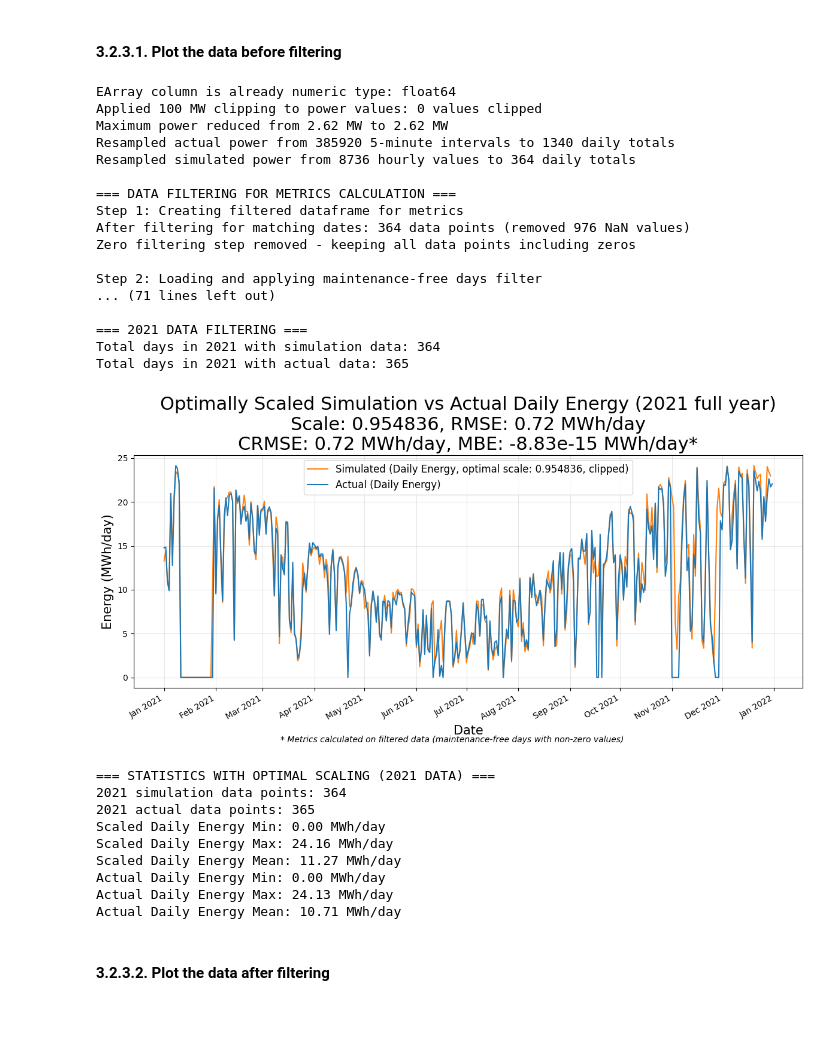
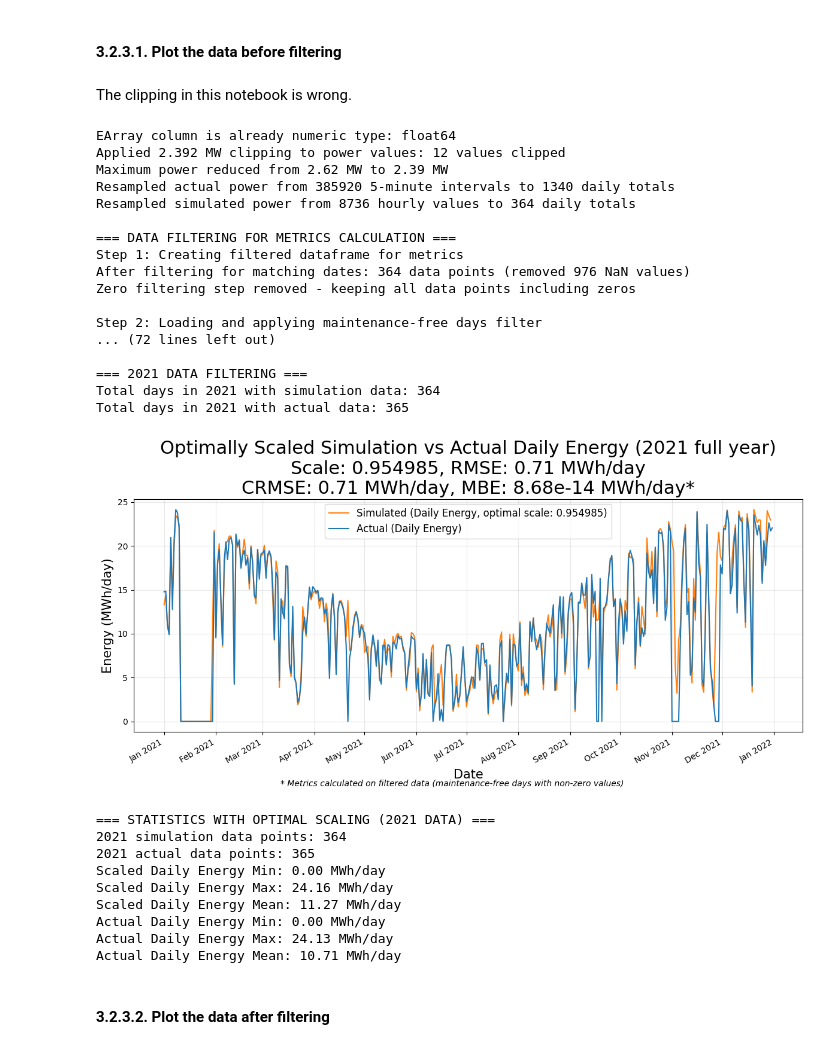
Before and after one commit to sijinwnag/25_09_02_Bomen_bifacial_gain_2021, a Jupyter notebook: Code/25_09_05_Data_visualiser_matching_inv.ipynb, the cells around one changed output. Drawn from its saved outputs; the diff is of its cells as text; code cells hidden in the pictures; blank space fills up the shorter version.

```diff
--- a/Code/25_09_05_Data_visualiser_matching_inv.ipynb
+++ b/Code/25_09_05_Data_visualiser_matching_inv.ipynb
@@ -639,10 +635,12 @@ Actual Power Mean: 0.39 MW
 ### 3.2.3. Daily filtered & scaled
 # %% [markdown]
 #### 3.2.3.1. Plot the data before filtering
+# %% [markdown]
+The clipping in this notebook is wrong.
 # %%
 # Define options at the beginning
 apply_clipping = True  # Set to False to disable clipping
-clipping_threshold = 100 # MW - power clipping threshold
+clipping_threshold = 2.392 # MW - power clipping threshold
 target_mbe_tolerance = 1e-13  # Target absolute MBE to achieve
 
 # First check if EArray needs conversion (avoid error if already numeric)
@@ -851,13 +849,13 @@ if len(metrics_df) > 0:
     # Apply the same scaling factor to all simulation data for plotting
     all_daily_simulated_scaled = all_daily_simulated * PVsyst_scaling
 
-    # Apply clipping if enabled
-    if apply_clipping:
-        all_daily_simulated_display = all_daily_simulated_scaled.clip(upper=clipping_threshold)
-        earray_label = f'Simulated (Daily Energy, optimal scale: {PVsyst_scaling:.6f}, clipped)'
-    else:
-        all_daily_simulated_display = all_daily_simulated_scaled
-        earray_label = f'Simulated (Daily Energy, optimal scale: {PVsyst_scaling:.6f})'
+    # # Apply clipping if enabled
+    # if apply_clipping:
+    #     all_daily_simulated_display = all_daily_simulated_scaled.clip(upper=clipping_threshold)
+    #     earray_label = f'Simulated (Daily Energy, optimal scale: {PVsyst_scaling:.6f}, clipped)'
+    # else:
+    all_daily_simulated_display = all_daily_simulated_scaled
+    earray_label = f'Simulated (Daily Energy, optimal scale: {PVsyst_scaling:.6f})'
 
     # FILTER FOR 2021 DATA ONLY
     # Filter simulated and actual data to only include 2021
@@ -903,37 +901,37 @@ if len(metrics_df) > 0:
     plt.show()
 
     # Print statistics for 2021 data
     print(f"\n=== STATISTICS WITH OPTIMAL SCALING (2021 DATA) ===")
     print(f"2021 simulation data points: {len(year_2021_simulated)}")
     print(f"2021 actual data points: {len(year_2021_actual)}")
     print(f"Scaled Daily Energy Min: {year_2021_simulated.min():.2f} MWh/day")
     print(f"Scaled Daily Energy Max: {year_2021_simulated.max():.2f} MWh/day")
     print(f"Scaled Daily Energy Mean: {year_2021_simulated.mean():.2f} MWh/day")
     print(f"Actual Daily Energy Min: {year_2021_actual.min():.2f} MWh/day")
     print(f"Actual Daily Energy Max: {year_2021_actual.max():.2f} MWh/day")
     print(f"Actual Daily Energy Mean: {year_2021_actual.mean():.2f} MWh/day")
 else:
     print("\nERROR: No data points remain after filtering. Cannot proceed with optimization.")
     print("Please check your maintenance-free days file and data availability.")
 # %% [output]
 EArray column is already numeric type: float64
-Applied 100 MW clipping to power values: 0 values clipped
-Maximum power reduced from 2.62 MW to 2.62 MW
+Applied 2.392 MW clipping to power values: 12 values clipped
+Maximum power reduced from 2.62 MW to 2.39 MW
 Resampled actual power from 385920 5-minute intervals to 1340 daily totals
 Resampled simulated power from 8736 hourly values to 364 daily totals
 
 === DATA FILTERING FOR METRICS CALCULATION ===
 Step 1: Creating filtered dataframe for metrics
 After filtering for matching dates: 364 data points (removed 976 NaN values)
 Zero filtering step removed - keeping all data points including zeros
 
 Step 2: Loading and applying maintenance-free days filter
-... (71 lines left out)
+... (72 lines left out)
 
 === 2021 DATA FILTERING ===
 Total days in 2021 with simulation data: 364
 Total days in 2021 with actual data: 365
-[figure, old version]
+[figure, new version]
 === STATISTICS WITH OPTIMAL SCALING (2021 DATA) ===
 2021 simulation data points: 364
 2021 actual data points: 365
```
Also changed, not shown: parts of 4 cells of this notebook, 5 other files.
